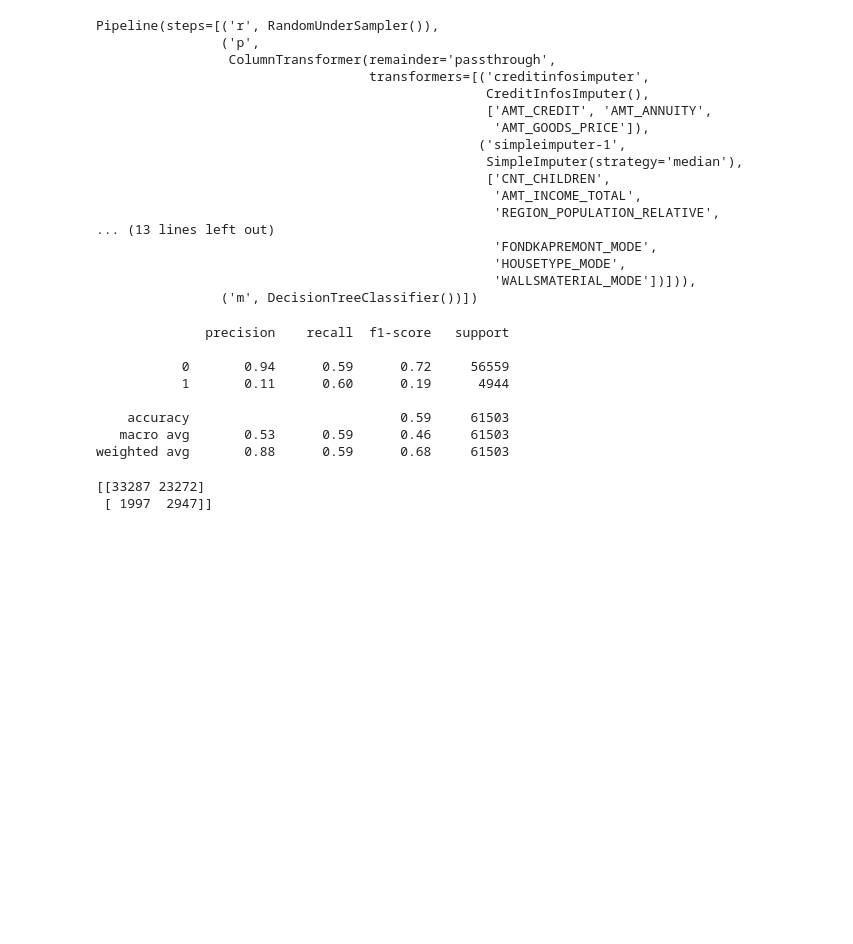
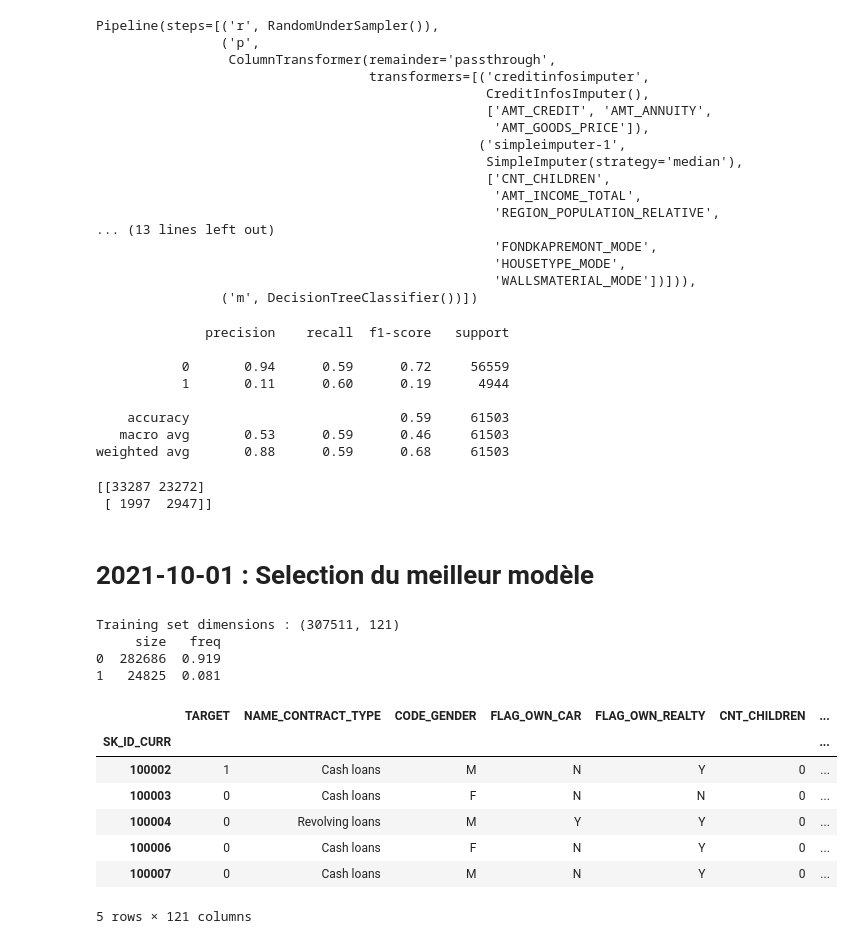
Before and after one commit to gitadum/credit_risk_rating, a Jupyter notebook: 00_notebooks/03_Modelling.ipynb, the cells around one changed output. Drawn from its saved outputs; the diff is of its cells as text; code cells hidden in the pictures; blank space fills up the shorter version.

Commit message:
procédure de sélection du meilleur modèle ajoutée

```diff
--- a/00_notebooks/03_Modelling.ipynb
+++ b/00_notebooks/03_Modelling.ipynb
@@ -600,3 +600,5 @@ print(conf_mat)
 # %% [output]
 [[33287 23272]
  [ 1997  2947]]
+# %% [markdown]
+# 2021-10-01 : Selection du meilleur modèle
@@ -602,0 +633,28 @@ print(conf_mat)
+# %%
+# Initialisation
+train = pd.read_csv('../02_data/application_train.csv', index_col=0)
+#test = pd.read_csv('../02_data/application_test.csv')
+
+print('Training set dimensions :', train.shape)
+df = train.copy()
+
+cls_size = df.TARGET.value_counts()
+cls_freq = df.TARGET.value_counts(normalize=True)
+print(pd.DataFrame({'size': cls_size,
+                    'freq': cls_freq.apply(lambda x: '%.3f' % x)}))
+# %% [output]
+Training set dimensions : (307511, 121)
+     size   freq
+0  282686  0.919
+1   24825  0.081
+# %%
+df.head()
+# %% [output]
+|  | TARGET | NAME_CONTRACT_TYPE | CODE_GENDER | FLAG_OWN_CAR | FLAG_OWN_REALTY | CNT_CHILDREN | ... |
+| SK_ID_CURR |  |  |  |  |  |  | ... |
+| 100002 | 1 | Cash loans | M | N | Y | 0 | ... |
+| 100003 | 0 | Cash loans | F | N | N | 0 | ... |
+| 100004 | 0 | Revolving loans | M | Y | Y | 0 | ... |
+| 100006 | 0 | Cash loans | F | N | Y | 0 | ... |
+| 100007 | 0 | Cash loans | M | N | Y | 0 | ... |
+5 rows × 121 columns
```
Also changed, not shown: parts of 5 cells of this notebook.
